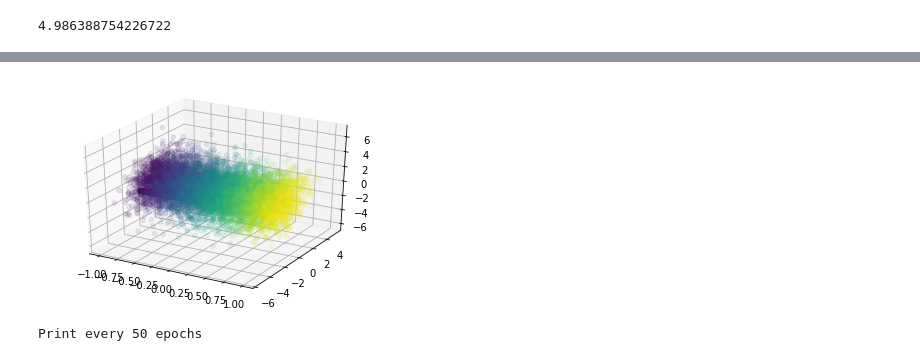
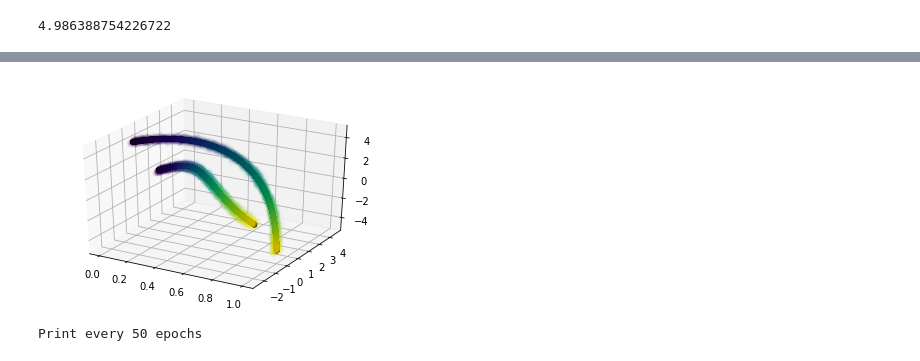
Before and after one commit to AlexanderFengler/nn_likelihoods, a Jupyter notebook: Untitled1.ipynb, the cells around one changed output, grey strips where cells are left out. Saved outputs shown, nothing was run; the diff lists cells and outputs as text; code cells hidden in the pictures.

```diff
--- a/Untitled1.ipynb
+++ b/Untitled1.ipynb
@@ -187,12 +231,12 @@ def get_mdn_full_cov():
 # %%
 def get_mdn_iso():
     input = tf.keras.Input(shape = (l, ))
-    layer = tf.keras.layers.Dense(100, activation = 'tanh', name = 'baselayer')(input)
-    #layer = tf.keras.layers.Dense(100, activation = 'tanh', name = 'baselayer2')(layer)
+    layer = tf.keras.layers.Dense(50, activation = 'tanh', name = 'baselayer')(input)
+    layer = tf.keras.layers.Dense(100, activation = 'tanh', name = 'baselayer2')(layer)
     mu = tf.keras.layers.Dense((dim_out * k), activation = None, name = 'mean_layer', bias_initializer = tf.keras.initializers.RandomUniform(minval = -1, maxval = 1, seed = None))(layer)
     mu = tf.keras.layers.Reshape((k, dim_out), name = 'mean_layer_reshaped')(mu)
-    pi = tf.keras.layers.Dense(k, activation = 'softmax', name = 'pi_layer', bias_initializer = tf.keras.initializers.RandomUniform(minval = 0, maxval = 1, seed = None))(layer)
-    var = tf.keras.layers.Dense((dim_out * k), activation = 'exponential', name = 'dense_var_layer', bias_initializer = tf.keras.initializers.RandomUniform(minval = 0, maxval = 1, seed = None))(layer)
+    pi = tf.keras.layers.Dense(k, activation = 'softmax', name = 'pi_layer', bias_initializer = tf.keras.initializers.RandomUniform(minval = -1, maxval = 1, seed = None))(layer)
+    var = tf.keras.layers.Dense((dim_out * k), activation = 'softplus', name = 'dense_var_layer', bias_initializer = tf.keras.initializers.RandomUniform(minval = 5, maxval = 10, seed = None))(layer)
     var = tf.keras.layers.Reshape((k, dim_out), name = 'var_layer_reshaped')(var)
     model = tf.keras.models.Model(input, [pi, mu, var])
     optimizer = tf.keras.optimizers.Adam()
@@ -200,32 +244,44 @@ def get_mdn_iso():
 # %%
 def calc_pdf_iso(y, mu, var):
     """Calculate Component Density"""
+    var = var
     inv_var = tf.linalg.diag(1 / var)
     #print(inv_var.shape)
-    inv_var_det = tf.sqrt(tf.linalg.det(inv_var))
+    inv_var_det = tf.expand_dims(tf.expand_dims(tf.sqrt(tf.linalg.det(inv_var)), -1), -1)
     #print(inv_var_det.shape)
     y_proper = tf.expand_dims(y, 1)
     diff = tf.expand_dims(tf.subtract(y_proper, mu), - 1)
     #print(diff.shape)
     diff_transp = tf.transpose(diff, perm = [0, 1, 3, 2])
+    print('diff_transp:', diff_transp.shape)
     #print(diff_transp.shape)
     exponent = (- 1 / 2) * tf.matmul(tf.matmul(diff_transp, inv_var), diff)
     #print(exponent.shape)
     denominator = 1 / tf.sqrt(tf.pow(np.pi, dim_out))
     #determinantf = tf.sqrt(tf.linalg.det(inv_var))
     #value = tf.multiply(tf.exp(exponent), inv_var_det)
+
+    print(denominator.shape)
+    print(inv_var_det.shape)
+    print(exponent.shape)
     value = denominator * tf.multiply(tf.exp(exponent), inv_var_det)
     #value = tf.exp(tf.divide(tf.square(tf.subtract(y, mu)), 2 * var)) # Gaussian exp
     #value = (1 / 2 * np.pi * var)) * tf.exp( (- value) / (2 * var))
-    return value
 
-def mdn_loss_iso(y_true, pi, mu, var):
+
+    return tf.squeeze(value)
+
+def mdn_loss_iso(y_true, pi, mu, var, omega = 0.0001):
     """MDN Loss Function"""
     out = calc_pdf_iso(y_true, mu, var)
+    print('out shape: ',out.shape)
+    print('pi shape:', pi.shape)
     out = tf.multiply(out, pi)
+    print('out after multiply with pi:', out.shape)
     # print(out)
     out = tf.reduce_sum(out, 1, keepdims = True)
-    out = - tf.math.log(out + 1e-20)
+    inv_var_red = tf.reduce_sum(1 / var, (1, 2), keepdims = True)
+    out = - tf.math.log(out + 1e-10) #+ (omega * inv_var_red)
     return tf.reduce_mean(out)
 # %%
 mdn_iso, optimizer = get_mdn_iso()
@@ -295,3 +351,9 @@ dataset = tf.data.Dataset \
+# %%
+# USE DATASET API TO LOAD NUMPY DATA (SPIRAL)
+N = xy.shape[0]
+dataset = tf.data.Dataset \
+          .from_tensor_slices((z, xy)) \
+          .shuffle(N).batch(512)
 # %%
 # Train step ISO
 @tf.function
@@ -428,7 +500,7 @@ def sample_predictions_mdn(pi_vals, mu_vals, var_vals, samples = 1):
                 out[i, j, :] = np.random.normal(mu_vals[i, idx, :], np.sqrt(var_vals[i, idx, :]))
     return out
 
-sampled_predictions = sample_predictions_mdn(pi_vals, mu_vals, var_vals, 10)
+sampled_predictions = sample_predictions_mdn(pi_vals, mu_vals, var_vals, 1)
 # %%
 sampled_predictions.shape
 # %% [output]
@@ -436,17 +508,20 @@ sampled_predictions.shape
 # %%
 ax = plt.axes(projection = '3d')
+x_det, y_det, z_det, z_test_det = create_spiral(n = 10000, noise_range = 0.01)
+
 #x, y, z, z_test = create_spiral(n = 3000, noise_range = 0.2)
 
 #x, y, z, n = create_spiral(n = 3000, noise_range = 0.2)
 
 # Data for three-dimensional scattered points
 #zdata = 15 * np.random.random(100)
 #xdata = np.sin(zdata) + 0.1 * np.random.randn(100)
 #ydata = np.cos(zdata) + 0.1 * np.random.randn(100)
 for i in range(1):
-    ax.scatter3D(z_test, sampled_predictions[:, i, 1], sampled_predictions[:, i, 0], c = z_test[:, 0], alpha = 0.1) #cmap = 'Greens', alpha = 0.2);
+    ax.scatter3D(z_test, sampled_predictions[:, i, 0], sampled_predictions[:, i, 1], c = z_test[:, 0], alpha = 0.02) #cmap = 'Greens', alpha = 0.2);
+    ax.scatter3D(z_det, x_det, y_det, c = 'black') #c = z[:, 0], alpha = 1) # , cmap = 'Greens') #, alpha = 0.2);
 # %% [output]
-[figure, old version]
+[figure, new version]
 # %%
 z_test = np.linspace(-1, 1, 3000 * 2).reshape(-1, 1).astype(np.float32)
 # %%
```
Also changed, not shown: parts of 23 cells of this notebook, 3 other files.
